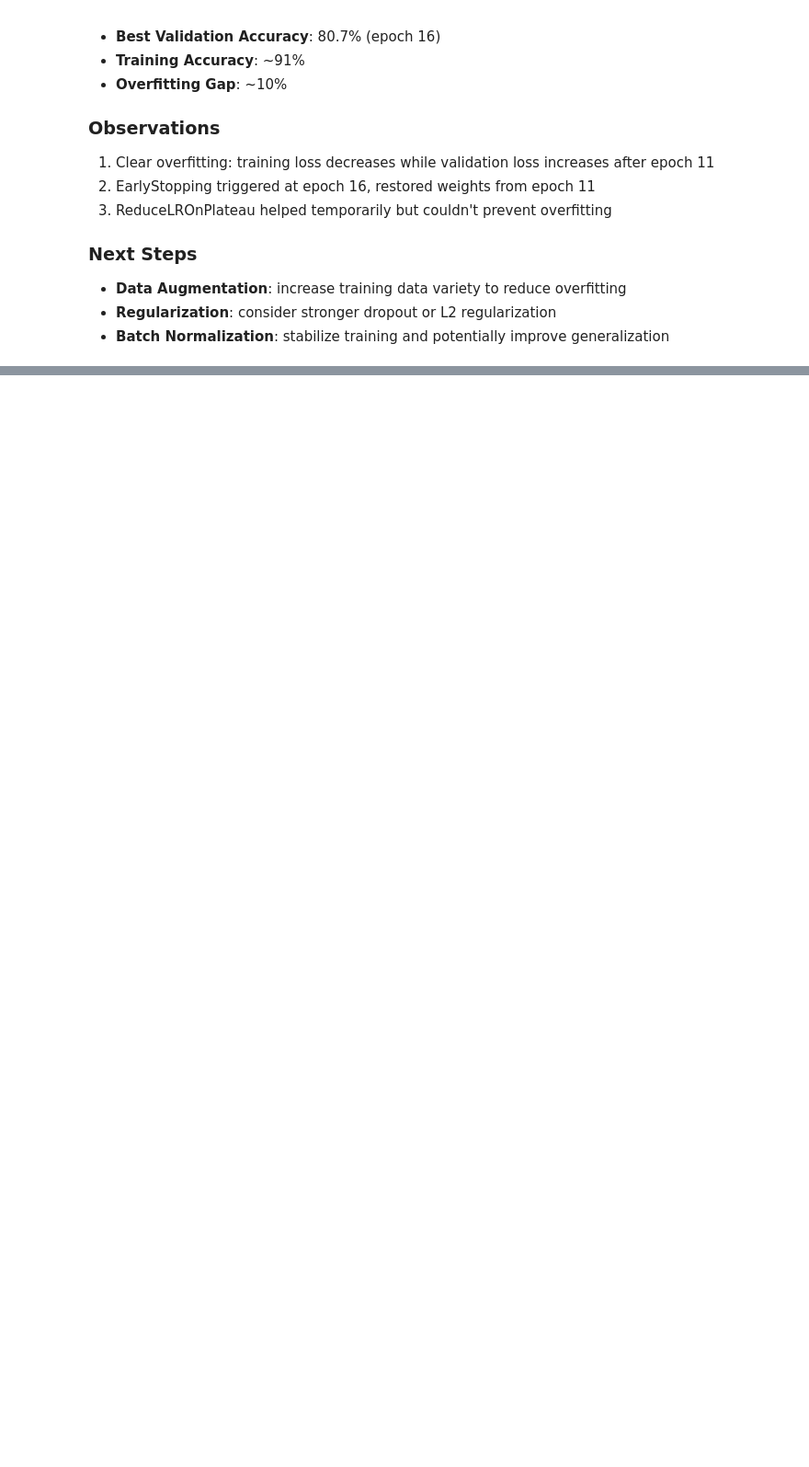
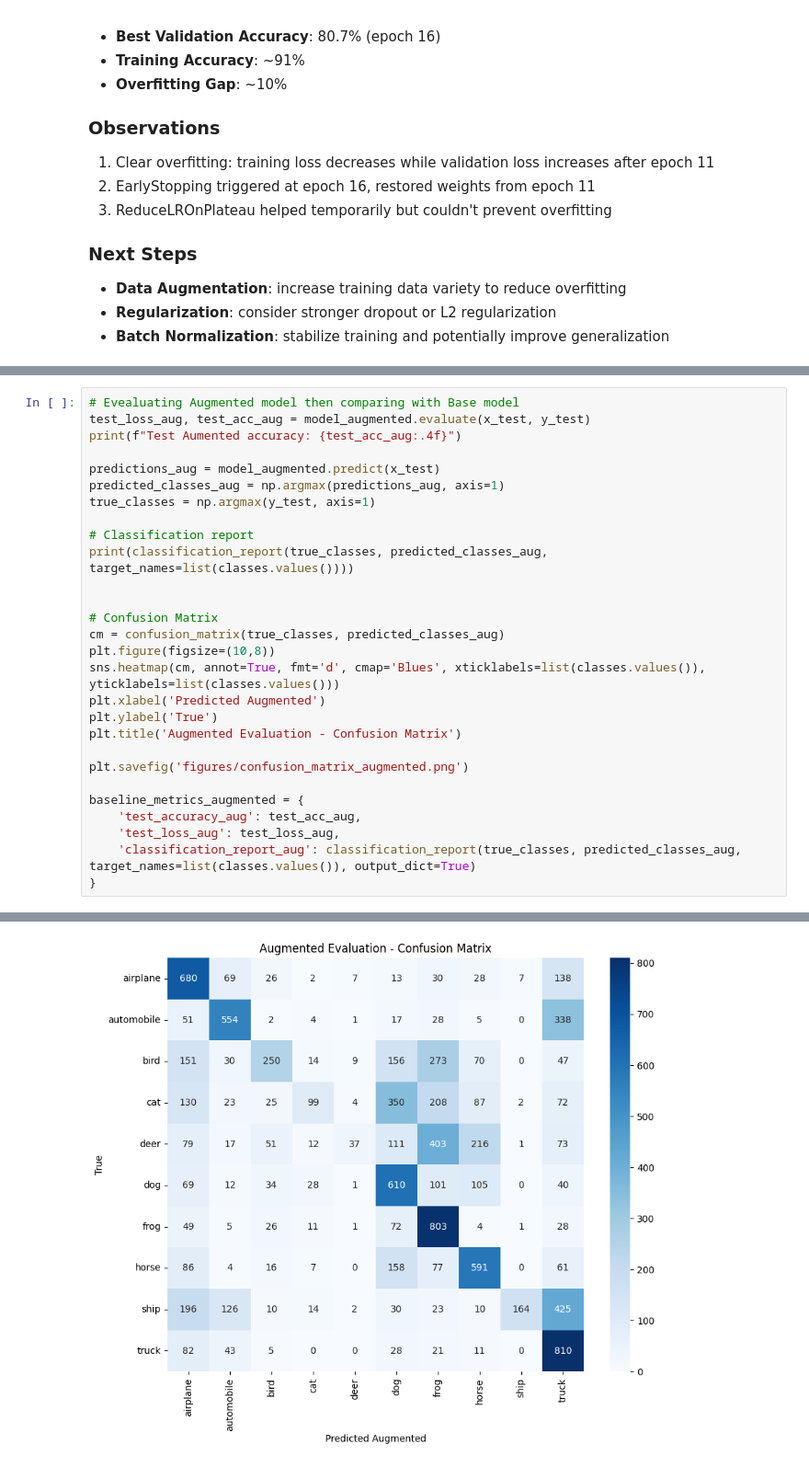
Before and after one commit to fabiogrillo/iris-classification, a Jupyter notebook: CNN_image_classifier/cnn_cifar10.ipynb, the cells around one changed output, grey strips where cells are left out. Shown at 92% size. Drawn from its saved outputs; the diff is of its cells as text; blank space fills up the shorter version.

Commit message:
Data augmented notebook

```diff
--- a/CNN_image_classifier/cnn_cifar10.ipynb
+++ b/CNN_image_classifier/cnn_cifar10.ipynb
@@ -397,0 +565,29 @@ Test accuracy: 0.7977
+# %%
+# Evealuating Augmented model then comparing with Base model
+test_loss_aug, test_acc_aug = model_augmented.evaluate(x_test, y_test)
+print(f"Test Aumented accuracy: {test_acc_aug:.4f}")
+
+predictions_aug = model_augmented.predict(x_test)
+predicted_classes_aug = np.argmax(predictions_aug, axis=1)
+true_classes = np.argmax(y_test, axis=1)
+
+# Classification report
+print(classification_report(true_classes, predicted_classes_aug, target_names=list(classes.values())))
+
+
+# Confusion Matrix
+cm = confusion_matrix(true_classes, predicted_classes_aug)
+plt.figure(figsize=(10,8))
+sns.heatmap(cm, annot=True, fmt='d', cmap='Blues', xticklabels=list(classes.values()), yticklabels=list(classes.values()))
+plt.xlabel('Predicted Augmented')
+plt.ylabel('True')
+plt.title('Augmented Evaluation - Confusion Matrix')
+
+plt.savefig('figures/confusion_matrix_augmented.png')
+
+baseline_metrics_augmented = {
+    'test_accuracy_aug': test_acc_aug,
+    'test_loss_aug': test_loss_aug,
+    'classification_report_aug': classification_report(true_classes, predicted_classes_aug, target_names=list(classes.values()), output_dict=True)
+}
+# %% [output]
@@ -397,0 +613 @@ Test accuracy: 0.7977
+[figure, added]
```
Also changed, not shown: parts of 9 cells of this notebook, 4 other files.
